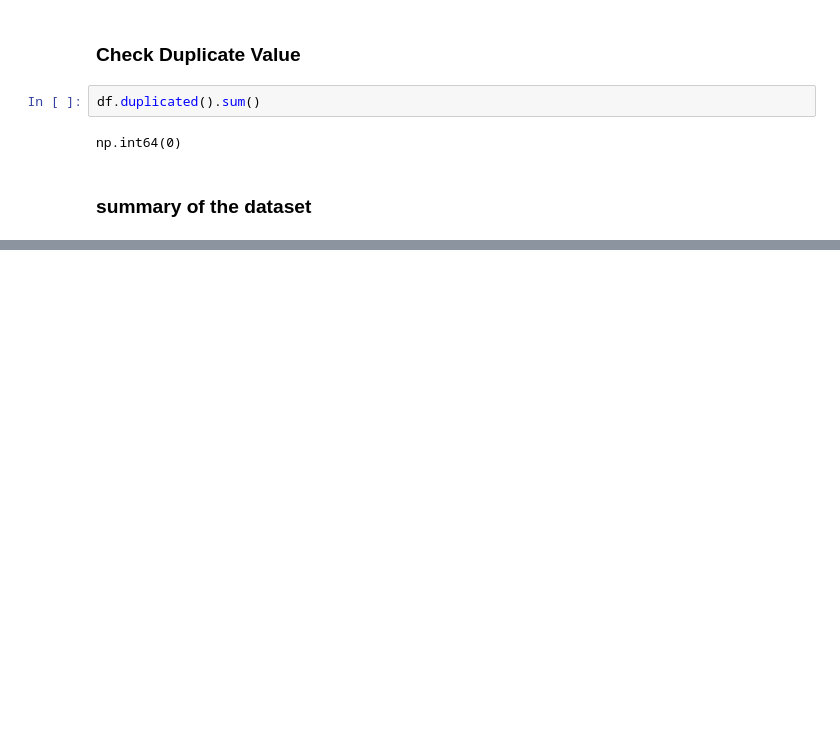
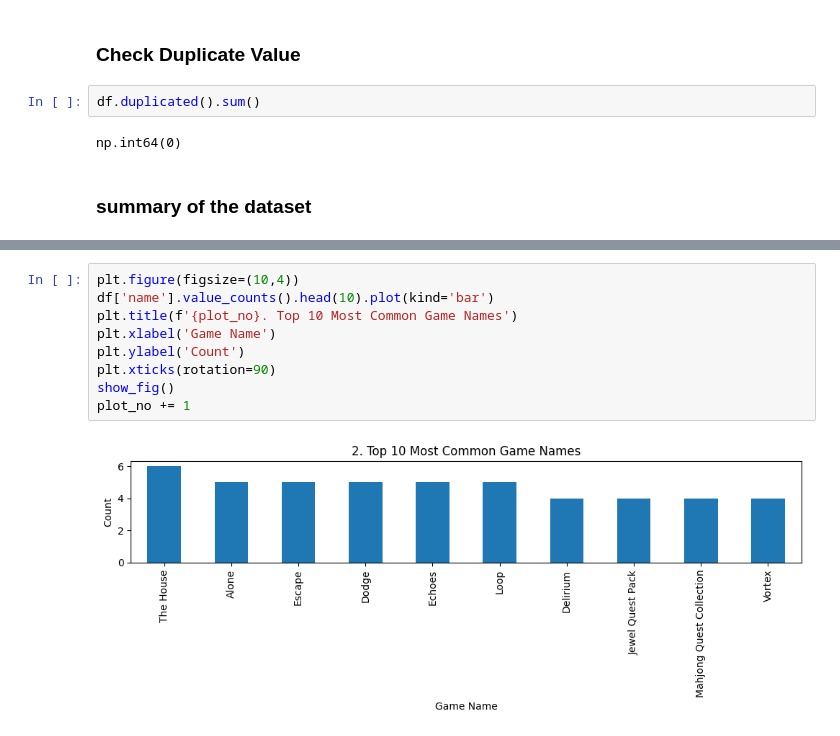
Before and after one commit to lukhi-laksh/Kaggle-Notebooks, a Jupyter notebook: Steam/Steam.ipynb, the cells around one changed output, grey strips where cells are left out. Drawn from its saved outputs; the diff is of its cells as text; blank space fills up the shorter version.

```diff
--- a/Steam/Steam.ipynb
+++ b/Steam/Steam.ipynb
@@ -183,0 +204,11 @@ df.describe()
+# %%
+plt.figure(figsize=(10,4))
+df['name'].value_counts().head(10).plot(kind='bar')
+plt.title(f'{plot_no}. Top 10 Most Common Game Names')
+plt.xlabel('Game Name')
+plt.ylabel('Count')
+plt.xticks(rotation=90)
+show_fig()
+plot_no += 1
+# %% [output]
+[figure, added]
```
Also changed, not shown: parts of 18 cells of this notebook.
